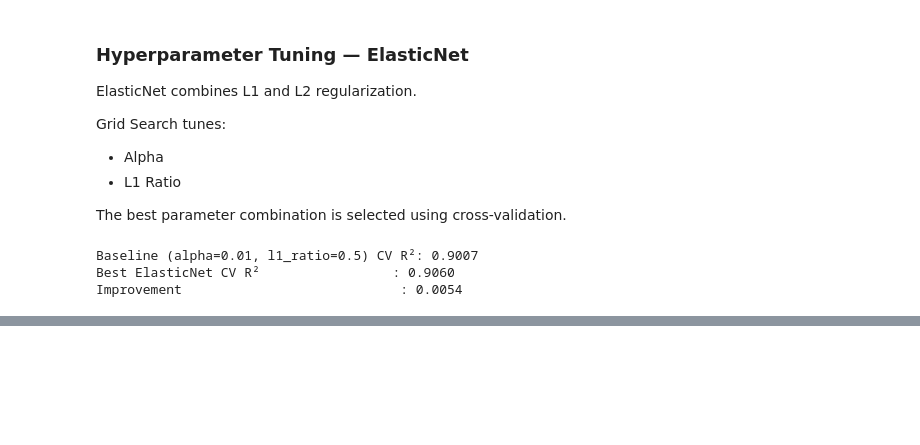
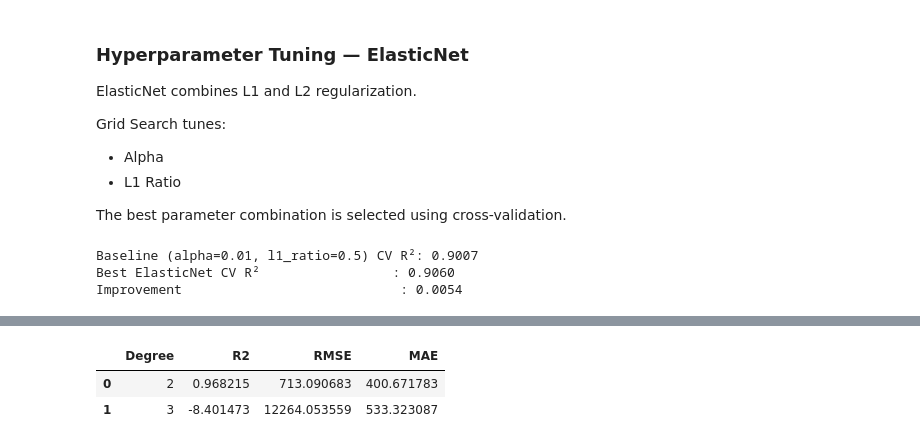
Before and after one commit to pragna100510/ML_Capstone, a Jupyter notebook: regression/regression.ipynb, the cells around one changed output, grey strips where cells are left out. Saved outputs shown, nothing was run; the diff lists cells and outputs as text; code cells hidden in the pictures; blank space fills up the shorter version.

Commit message:
Implement Polynomial regression

```diff
--- a/regression/regression.ipynb
+++ b/regression/regression.ipynb
@@ -682,0 +689,26 @@ Improvement                            : 0.0054
+# %%
+polynomial_results = []
+
+for degree in [2, 3]:
+    poly = PolynomialFeatures(degree=degree, include_bias=False)
+
+    X_train_poly = poly.fit_transform(X_train_processed)
+    X_test_poly = poly.transform(X_test_processed)
+
+    poly_model = LinearRegression()
+    poly_model.fit(X_train_poly, y_train)
+
+    poly_pred = poly_model.predict(X_test_poly)
+
+    result = evaluate_model(
+        f"Polynomial Regression (Degree {degree})",
+        y_test,
+        poly_pred
+    )
+
+    polynomial_results.append({
+        "Degree": degree,
+        "R2": result["R2"],
+        "RMSE": result["RMSE"],
+        "MAE": result["MAE"]
+    })
@@ -682,0 +726,7 @@ Improvement                            : 0.0054
+# %%
+polynomial_degree_results = pd.DataFrame(polynomial_results)
+polynomial_degree_results
+# %% [output]
+|  | Degree | R2 | RMSE | MAE |
+| 0 | 2 | 0.968215 | 713.090683 | 400.671783 |
+| 1 | 3 | -8.401473 | 12264.053559 | 533.323087 |
```
Also changed, not shown: parts of 3 cells of this notebook.
